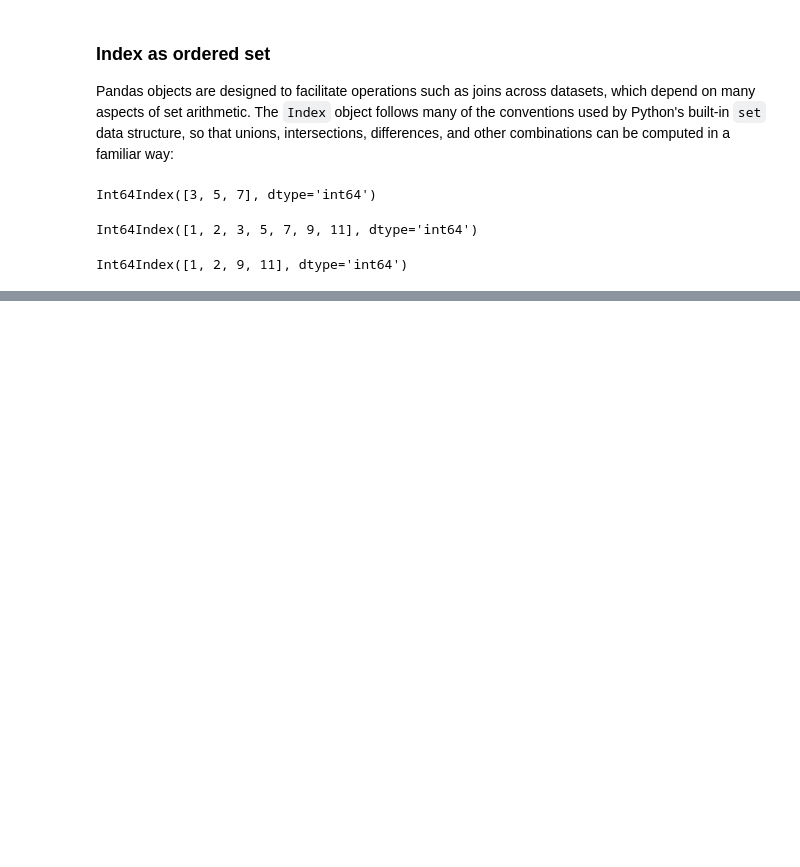
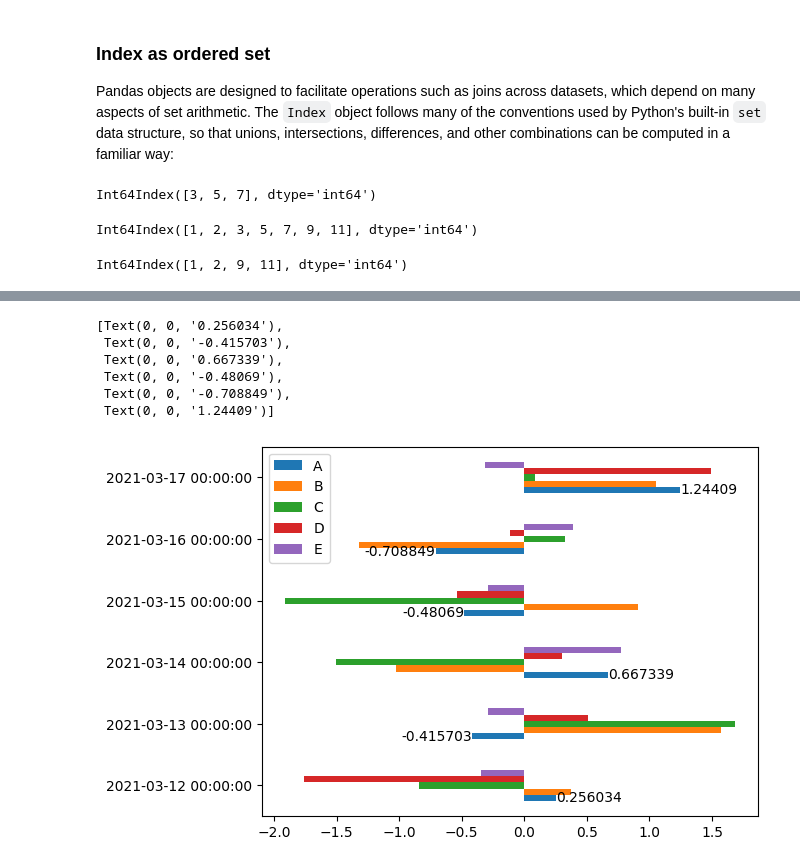
Before and after one commit to iferca/python_training, a Jupyter notebook: 6.DataAnalysis/2.Introducing_Pandas.ipynb, the cells around one changed output, grey strips where cells are left out. Cells and saved outputs as stored; diff of their text form; code cells hidden in the pictures; blank space fills up the shorter version.

```diff
--- a/6.DataAnalysis/2.Introducing_Pandas.ipynb
+++ b/6.DataAnalysis/2.Introducing_Pandas.ipynb
@@ -382,0 +541,11 @@ Int64Index([1, 2, 9, 11], dtype='int64')
+# %%
+ax = df.plot.barh()
+ax.bar_label(ax.containers[0])
+# %% [output]
+[Text(0, 0, '0.256034'),
+ Text(0, 0, '-0.415703'),
+ Text(0, 0, '0.667339'),
+ Text(0, 0, '-0.48069'),
+ Text(0, 0, '-0.708849'),
+ Text(0, 0, '1.24409')]
+[figure, added]
```
Also changed, not shown: parts of 35 cells of this notebook, 3 other files.
